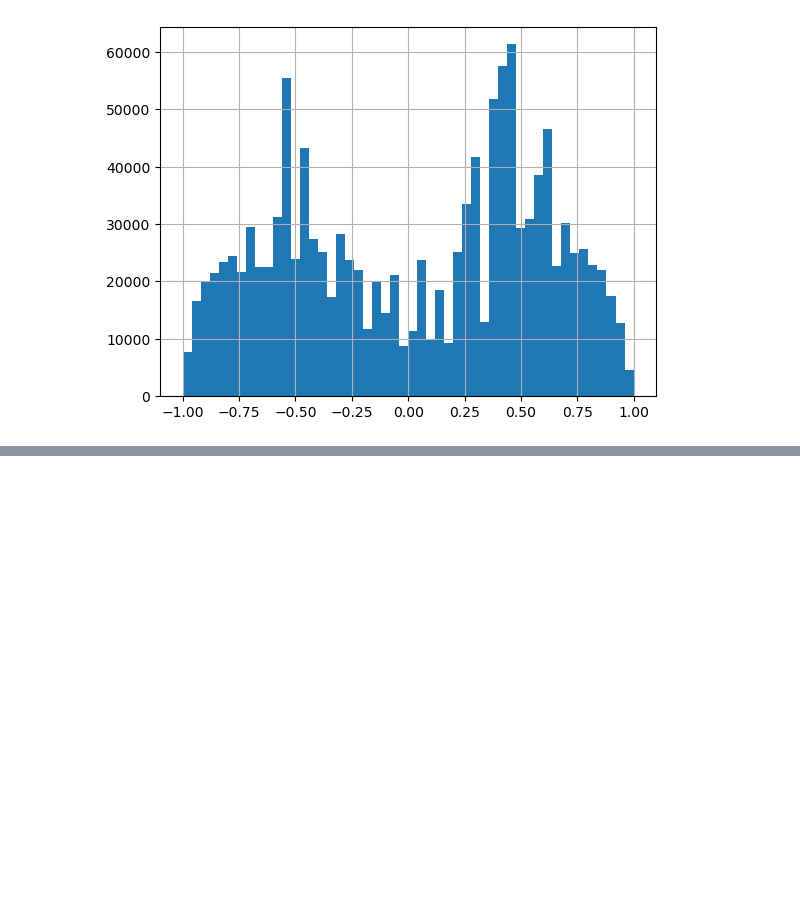
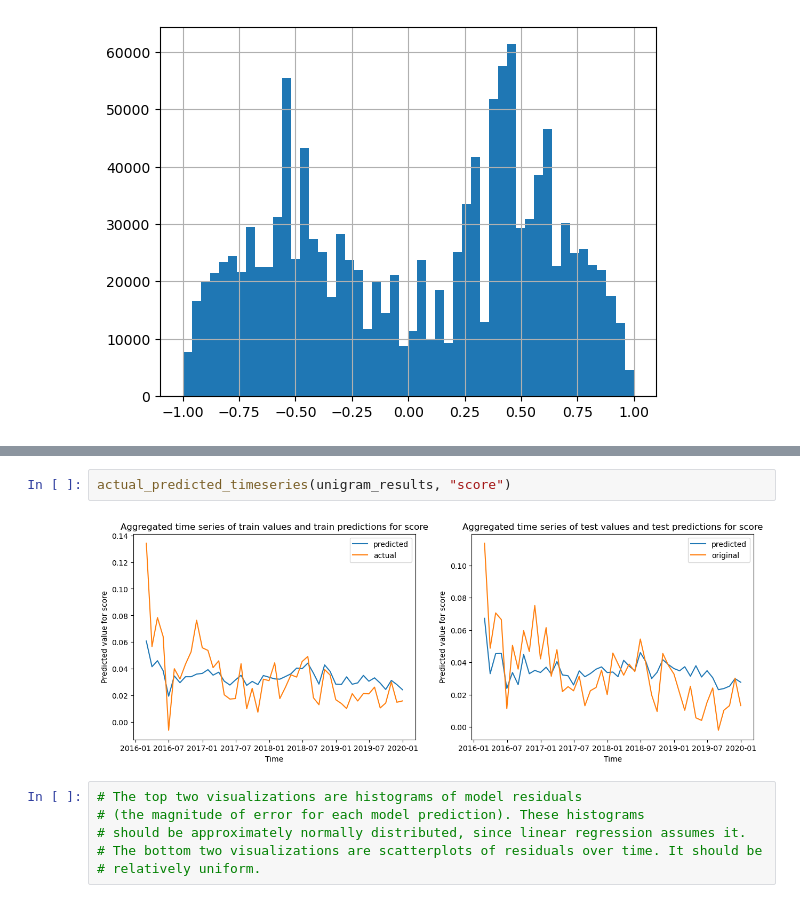
Before and after one commit to Jellohub/political_sentiment_analysis, a Jupyter notebook: final_notebook.ipynb, the cells around one changed output, grey strips where cells are left out. Drawn from its saved outputs; the diff is of its cells as text; blank space fills up the shorter version.

```diff
--- a/final_notebook.ipynb
+++ b/final_notebook.ipynb
@@ -855,0 +870,10 @@ analyze_model(trigram_results)
+# %%
+actual_predicted_timeseries(unigram_results, "score")
+# %% [output]
+[figure, added]
+# %%
+# The top two visualizations are histograms of model residuals
+# (the magnitude of error for each model prediction). These histograms
+# should be approximately normally distributed, since linear regression assumes it.
+# The bottom two visualizations are scatterplots of residuals over time. It should be
+# relatively uniform.
```
Also changed, not shown: parts of 49 cells of this notebook, 4 other files.
